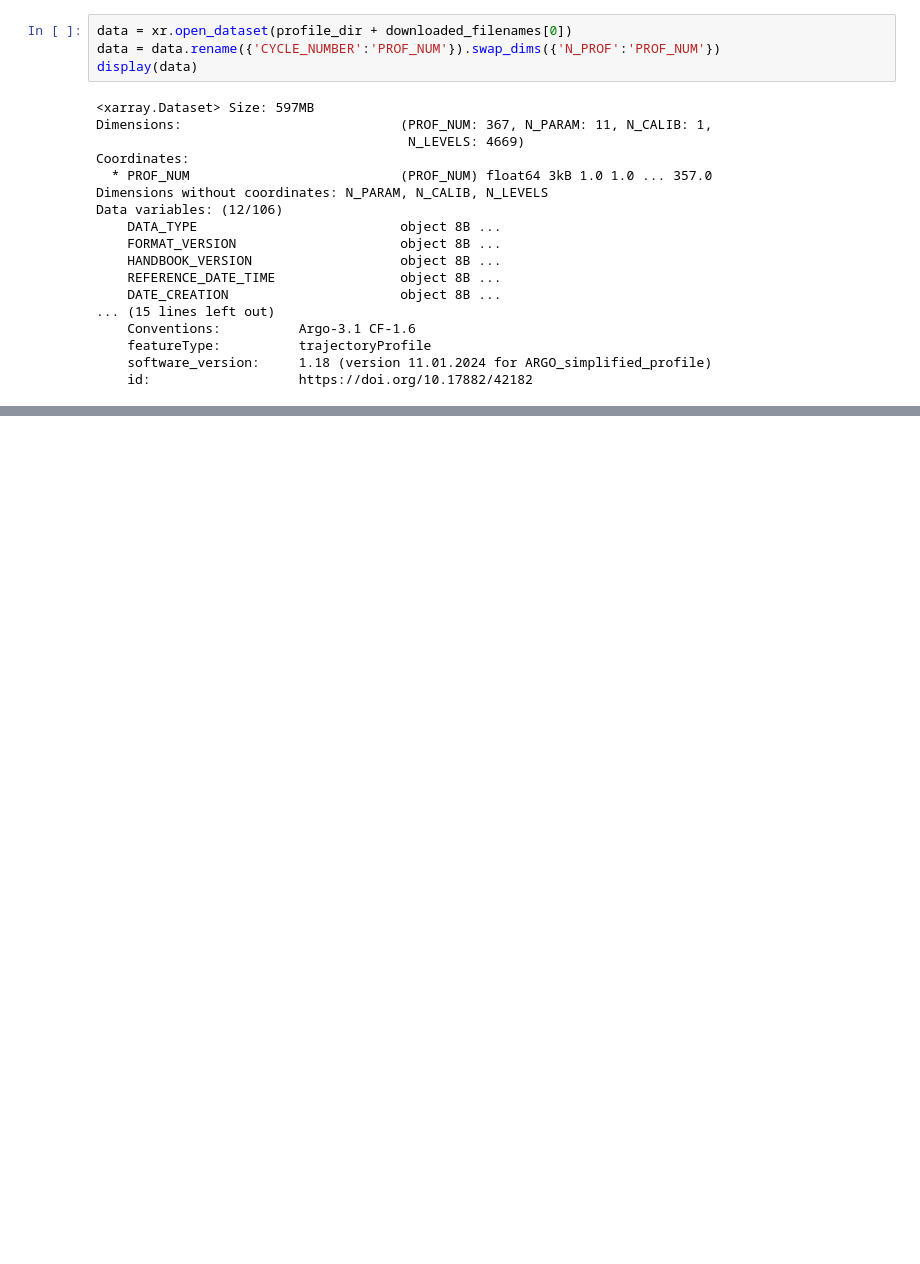
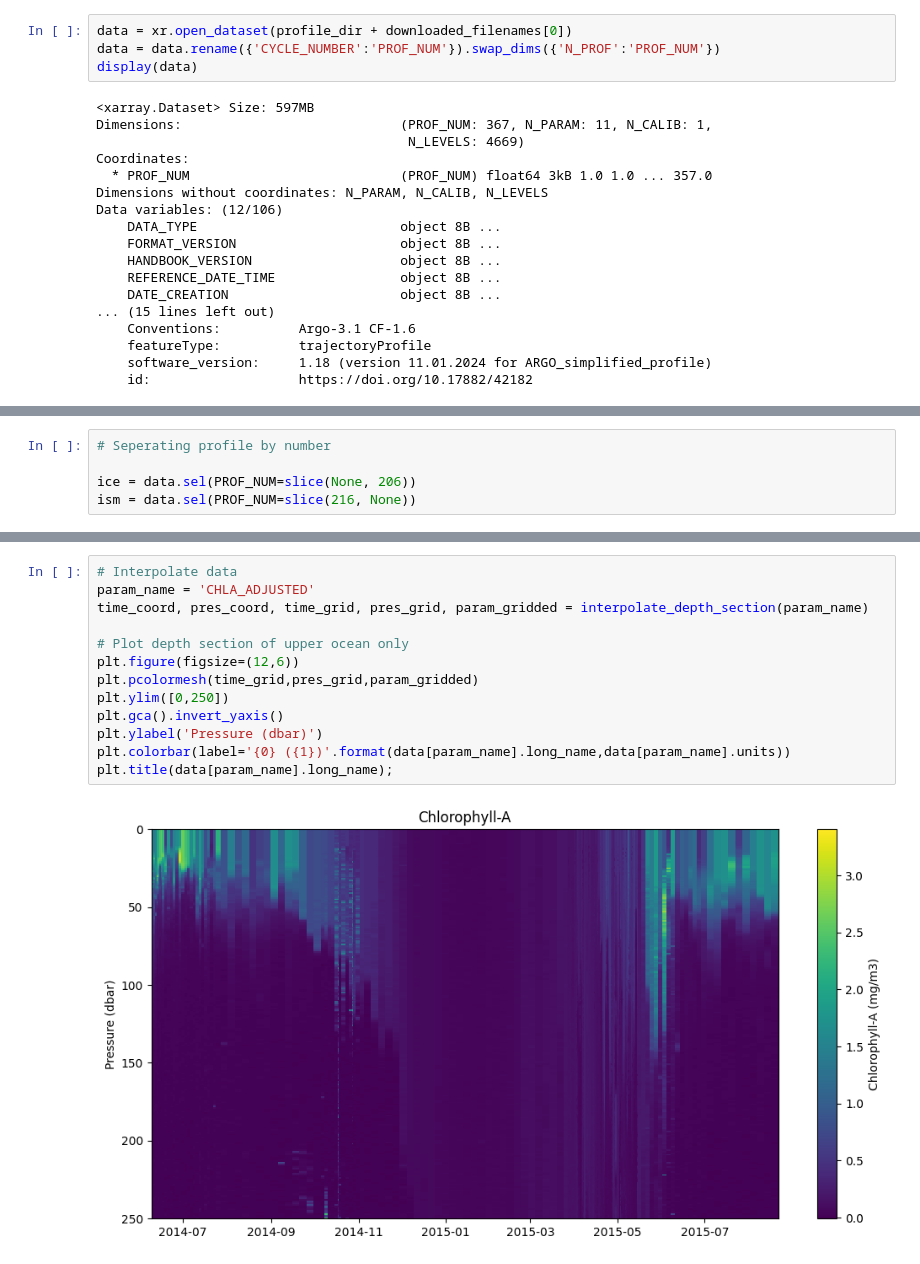
Before and after one commit to ROYVNZ/Masters, a Jupyter notebook: scripts/BGC_Argo.ipynb, the cells around one changed output, grey strips where cells are left out. Drawn from its saved outputs; the diff is of its cells as text; blank space fills up the shorter version.

```diff
--- a/scripts/BGC_Argo.ipynb
+++ b/scripts/BGC_Argo.ipynb
@@ -232,0 +300,5 @@ Data variables: (12/106)
+# %%
+# Seperating profile by number
+
+ice = data.sel(PROF_NUM=slice(None, 206))
+ism = data.sel(PROF_NUM=slice(216, None))
@@ -232,0 +369,15 @@ Data variables: (12/106)
+# %%
+# Interpolate data
+param_name = 'CHLA_ADJUSTED'
+time_coord, pres_coord, time_grid, pres_grid, param_gridded = interpolate_depth_section(param_name)
+
+# Plot depth section of upper ocean only
+plt.figure(figsize=(12,6))
+plt.pcolormesh(time_grid,pres_grid,param_gridded)
+plt.ylim([0,250])
+plt.gca().invert_yaxis()
+plt.ylabel('Pressure (dbar)')
+plt.colorbar(label='{0} ({1})'.format(data[param_name].long_name,data[param_name].units))
+plt.title(data[param_name].long_name);
+# %% [output]
+[figure, added]
```
Also changed, not shown: parts of 9 cells of this notebook.
